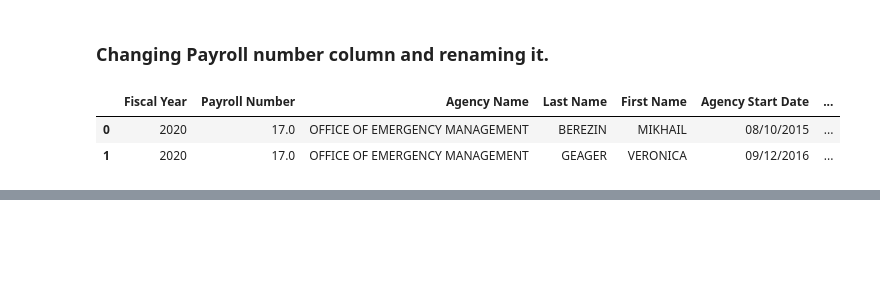
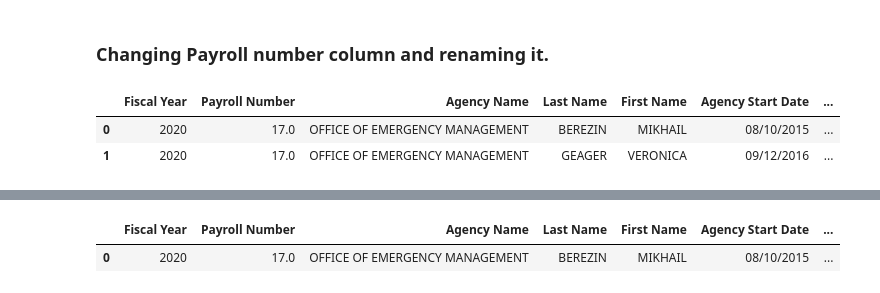
Before and after one commit to sachin17git/NYC-Payroll-Analysis, a Jupyter notebook: preprocess.ipynb, the cells around one changed output, grey strips where cells are left out. Cells and saved outputs as stored; diff of their text form; code cells hidden in the pictures; blank space fills up the shorter version.

```diff
--- a/preprocess.ipynb
+++ b/preprocess.ipynb
@@ -146,0 +197,14 @@ new_data.head(2)
+# %%
+def RG_func(x):
+    r = [0,500,1000,1500,2000,2500,3000,3500]
+    for e, i in enumerate(r):
+        if x < 0:
+            return '<0'
+        elif x<i:
+            return f'{r[e-1]}-{i}'
+
+new_data['OT Hours category'] = new_data["OT Hours"].apply(RG_func)
+new_data.head(1)
+# %% [output]
+|  | Fiscal Year | Payroll Number | Agency Name | Last Name | First Name | Agency Start Date | ... |
+| 0 | 2020 | 17.0 | OFFICE OF EMERGENCY MANAGEMENT | BEREZIN | MIKHAIL | 08/10/2015 | ... |
```
Also changed, not shown: parts of 14 cells of this notebook.
